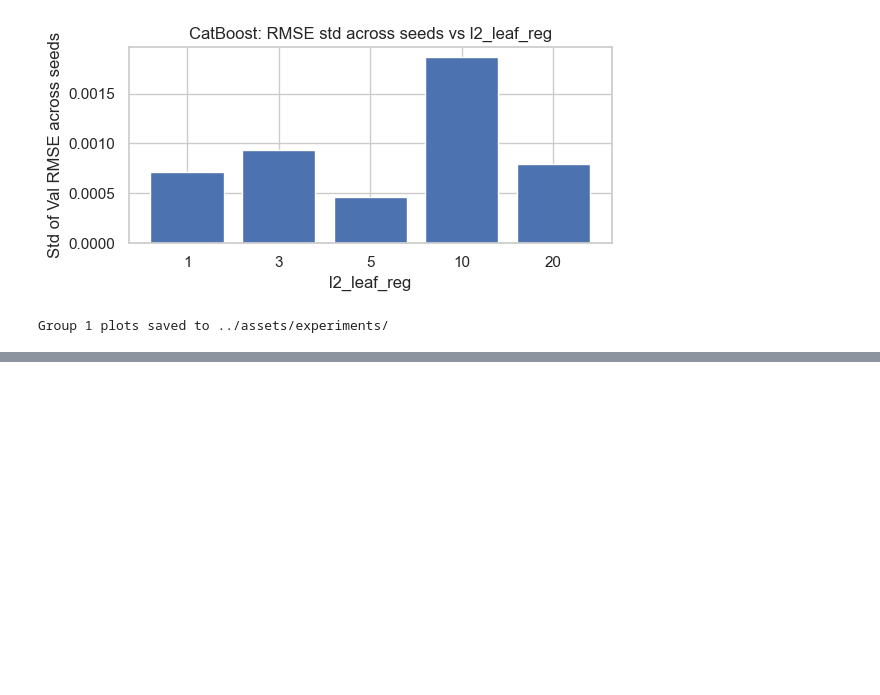
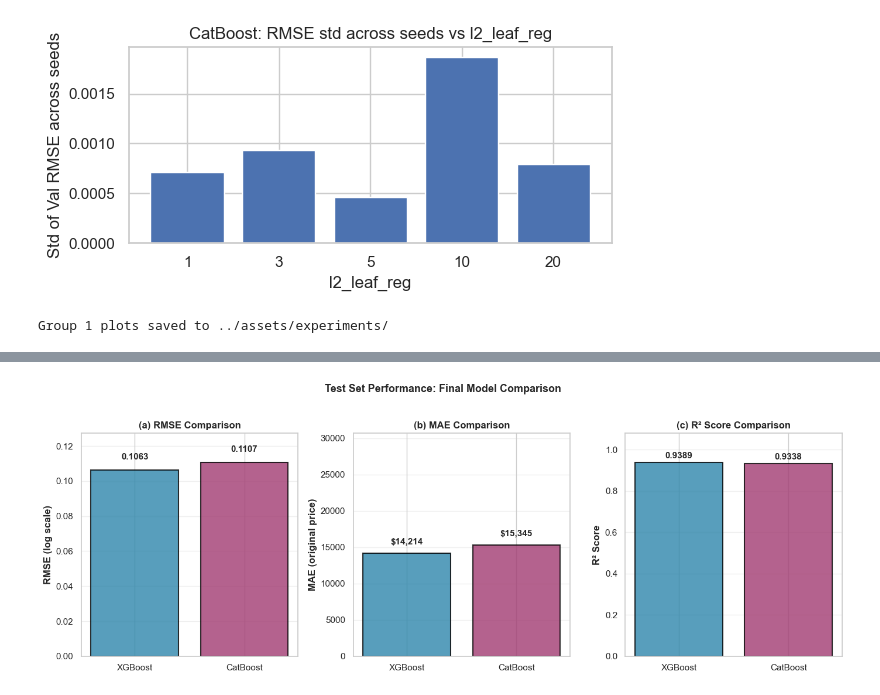
Before and after one commit to ThanhDang-Vn/ensemble-catboost-xgboost, a Jupyter notebook: Regression/ames_housing.ipynb, the cells around one changed output, grey strips where cells are left out. Saved outputs shown, nothing was run; the diff lists cells and outputs as text; code cells hidden in the pictures; blank space fills up the shorter version.

```diff
--- a/Regression/ames_housing.ipynb
+++ b/Regression/ames_housing.ipynb
@@ -29,7 +29,7 @@ print("Environment configured successfully.")
 Environment configured successfully.
 # %%
 # Load and preprocess dataset
-df = pd.read_csv("../assets/AmesHousing.csv")
+df = pd.read_csv("../assets/data/AmesHousing.csv")
 print(f"Dataset shape: {df.shape}")
 print(f"\nTarget variable (price) statistics:")
 print(df['SalePrice'].describe())
@@ -1385,0 +1502,45 @@ Group 1 plots saved to ../assets/experiments/
+# %%
+# Create comparison bar chart
+fig, axes = plt.subplots(1, 3, figsize=(14, 5))
+
+models = ['XGBoost', 'CatBoost']
+colors = ['#2E86AB', '#A23B72']
+
+# RMSE Comparison
+rmse_vals = [xgb_rmse_log, cat_rmse_log]
+bars1 = axes[0].bar(models, rmse_vals, color=colors, alpha=0.8, edgecolor='black', linewidth=1.5)
+axes[0].set_ylabel('RMSE (log scale)', fontsize=12, fontweight='bold')
+axes[0].set_title('(a) RMSE Comparison', fontsize=12, fontweight='bold')
+axes[0].set_ylim(0, max(rmse_vals) * 1.15)
+for i, (bar, val) in enumerate(zip(bars1, rmse_vals)):
+    axes[0].text(bar.get_x() + bar.get_width()/2, val + 0.005, f'{val:.4f}',
+                ha='center', va='bottom', fontsize=11, fontweight='bold')
+axes[0].grid(True, alpha=0.3, axis='y')
+
+# MAE Comparison
+mae_vals = [xgb_mae_orig, cat_mae_orig]
+bars2 = axes[1].bar(models, mae_vals, color=colors, alpha=0.8, edgecolor='black', linewidth=1.5)
+axes[1].set_ylabel('MAE (original price)', fontsize=12, fontweight='bold')
+axes[1].set_title('(b) MAE Comparison', fontsize=12, fontweight='bold')
+axes[1].set_ylim(0, max(mae_vals) * 2)
+for i, (bar, val) in enumerate(zip(bars2, mae_vals)):
+    axes[1].text(bar.get_x() + bar.get_width()/2, val + 1000, f'${val:,.0f}',
+                ha='center', va='bottom', fontsize=11, fontweight='bold')
+axes[1].grid(True, alpha=0.3, axis='y')
+
+# R² Comparison
+r2_vals = [xgb_r2, cat_r2]
+bars3 = axes[2].bar(models, r2_vals, color=colors, alpha=0.8, edgecolor='black', linewidth=1.5)
+axes[2].set_ylabel('R² Score', fontsize=12, fontweight='bold')
+axes[2].set_title('(c) R² Score Comparison', fontsize=12, fontweight='bold')
+axes[2].set_ylim(0, max(r2_vals) * 1.15)
+for i, (bar, val) in enumerate(zip(bars3, r2_vals)):
+    axes[2].text(bar.get_x() + bar.get_width()/2, val + 0.01, f'{val:.4f}',
+                ha='center', va='bottom', fontsize=11, fontweight='bold')
+axes[2].grid(True, alpha=0.3, axis='y')
+
+plt.suptitle('Test Set Performance: Final Model Comparison', fontsize=13, fontweight='bold', y=1.02)
+plt.tight_layout()
+plt.show()
+# %% [output]
+[figure, added]
```
Also changed, not shown: parts of 10 cells of this notebook, 26 other files.
